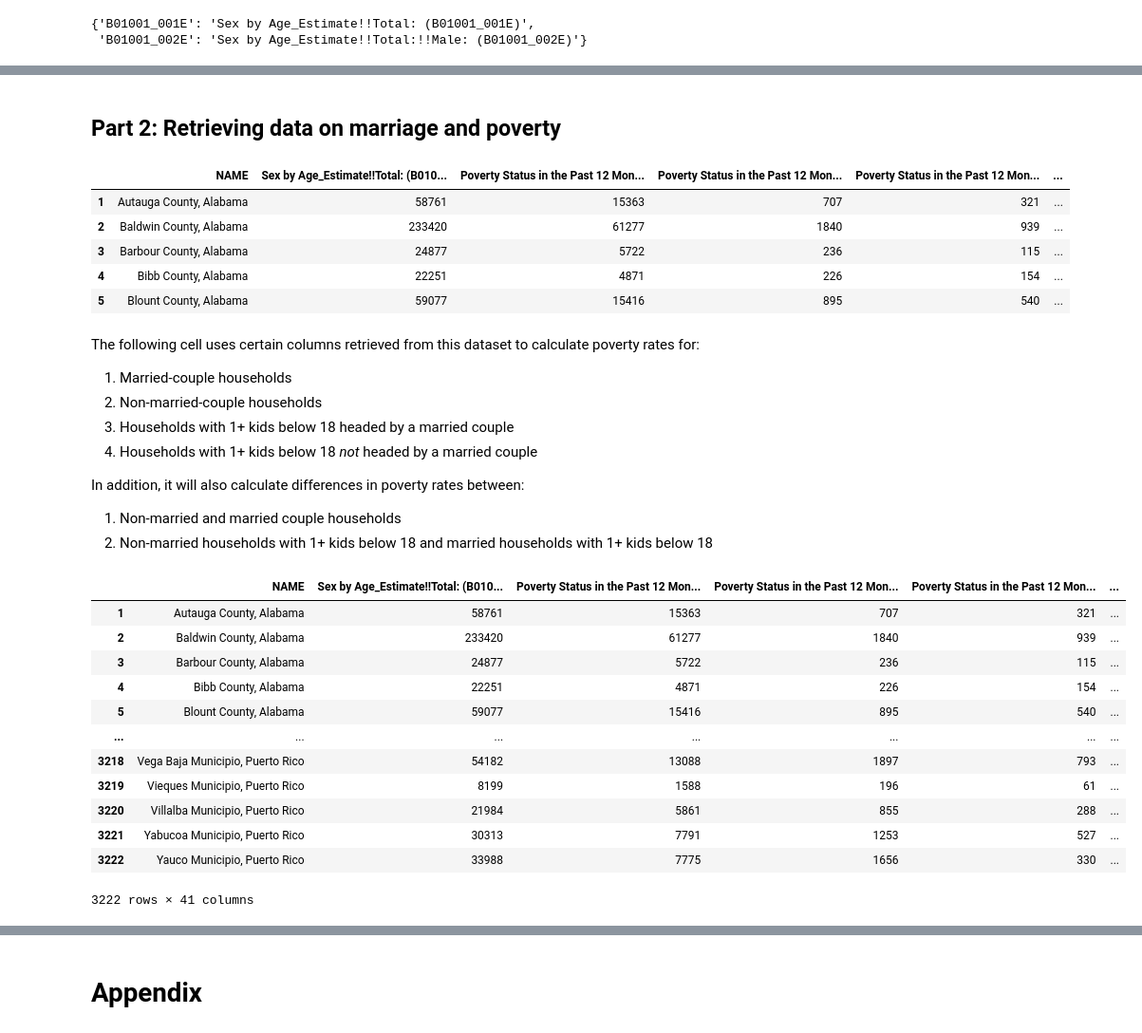
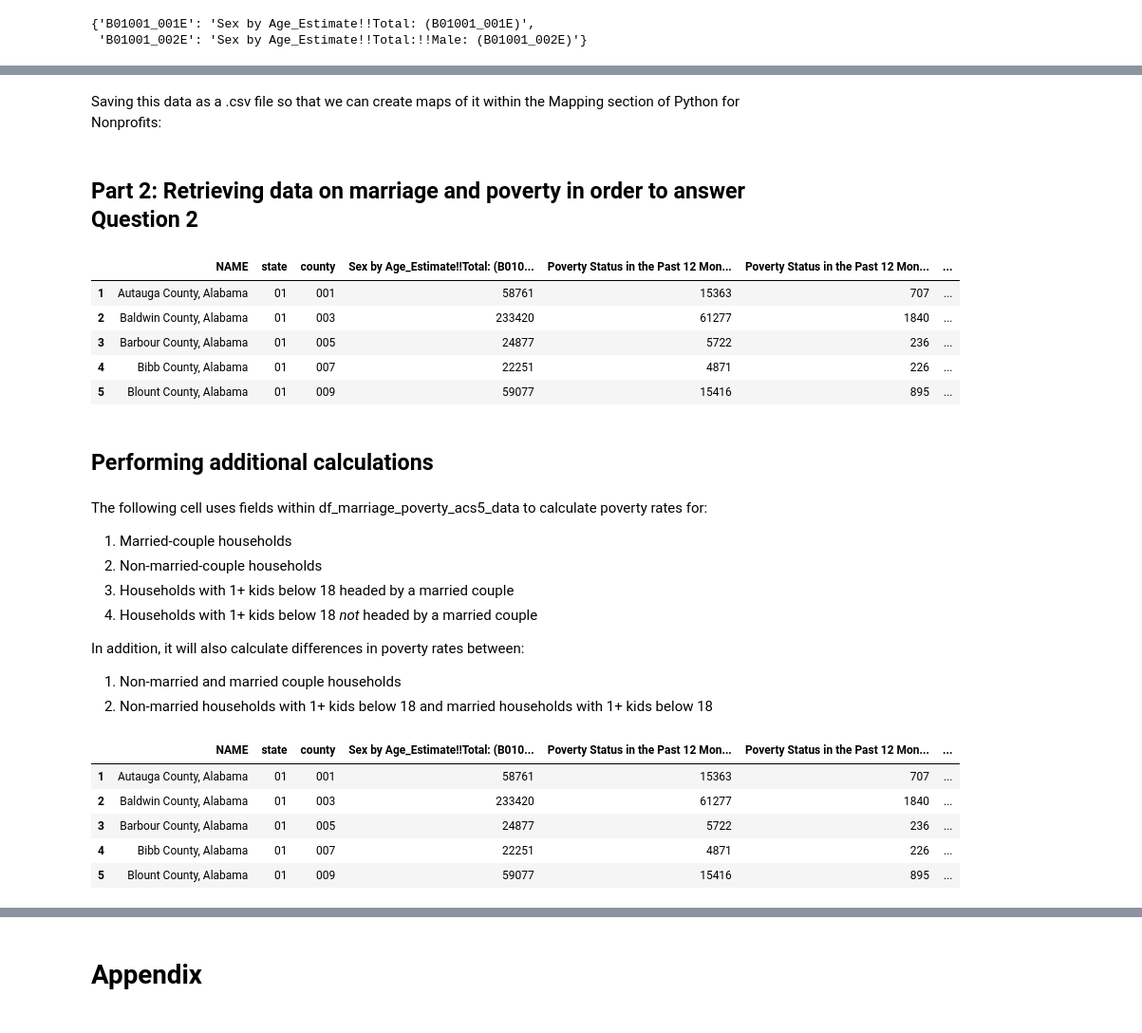
Before and after one commit to kburchfiel/pfn_2, a Jupyter notebook: Census_Data_Imports/census_data_imports.ipynb, the cells around one changed output, grey strips where cells are left out. Shown: that part at 95% size. Cells and saved outputs as stored; diff of their text form; code cells hidden in the pictures.

Commit message:
Made several updates to Census Data Imports and Mapping Census Data scripts

```diff
--- a/Census_Data_Imports/census_data_imports.ipynb
+++ b/Census_Data_Imports/census_data_imports.ipynb
@@ -173,7 +170,8 @@ In order to find variables of interest, I recommend first searching for keywords
 # %% [markdown]
 **[Note: the following variable list is just a placeholder. It will be replaced soon with the actual variables that can be used to answer Question 1.]**
 # %%
-variable_list = ['B01001_001E', 'B01001_002E']
+grad_destinations_variable_list = [
+    'B01001_001E', 'B01001_002E']
 # %% [markdown]
 The demographic columns in the Census API's output are labeled with their variable names (e.g. 'B01001_001E'). These names are concise, but you'll need a copy of the original variable list to interpret them. Therefore, I chose to replace these column names with a combination of the 'Label', 'Concept', and 'Name' entries in the original variable list. These column names are very long, but they do make the output easier to interpret (while also preserving the original names for reference).
 
@@ -333,9 +449,11 @@ df_grad_destinations_acs5_data.head()
+# %% [markdown]
+Saving this data as a .csv file so that we can create maps of it within the Mapping section of Python for Nonprofits:
 # %%
 df_grad_destinations_acs5_data.to_csv(
     f'Datasets/grad_destinations_acs_data_{latest_acs5_year}.csv',
     index = False)
 # %% [markdown]
-## Part 2: Retrieving data on marriage and poverty
+## Part 2: Retrieving data on marriage and poverty in order to answer Question 2
 # %%
 marriage_poverty_variable_list = [
     'B01001_001E', 'B17010_001E', 'B17010_003E', 'B17010_004E',
@@ -354,21 +471,23 @@ marriage_poverty_alias_dict = create_variable_aliases(
 # marriage_poverty_alias_dict
 # %%
 df_marriage_poverty_acs5_data = retrieve_census_data(
-    dataset = 'acs5', year = latest_acs5_year, region = 'county',
+    survey = 'acs5', year = latest_acs5_year, region = 'county',
     variable_list = marriage_poverty_variable_list,
     rename_data_fields = True,
     field_names_dict = marriage_poverty_alias_dict, key = key)
 
 df_marriage_poverty_acs5_data.head()
 # %% [output]
-|  | NAME | Sex by Age_Estimate!!Total: (B010... | Poverty Status in the Past 12 Mon... | Poverty Status in the Past 12 Mon... | Poverty Status in the Past 12 Mon... | ... |
-| 1 | Autauga County, Alabama | 58761 | 15363 | 707 | 321 | ... |
-| 2 | Baldwin County, Alabama | 233420 | 61277 | 1840 | 939 | ... |
-| 3 | Barbour County, Alabama | 24877 | 5722 | 236 | 115 | ... |
-| 4 | Bibb County, Alabama | 22251 | 4871 | 226 | 154 | ... |
-| 5 | Blount County, Alabama | 59077 | 15416 | 895 | 540 | ... |
+|  | NAME | state | county | Sex by Age_Estimate!!Total: (B010... | Poverty Status in the Past 12 Mon... | Poverty Status in the Past 12 Mon... | ... |
+| 1 | Autauga County, Alabama | 01 | 001 | 58761 | 15363 | 707 | ... |
+| 2 | Baldwin County, Alabama | 01 | 003 | 233420 | 61277 | 1840 | ... |
+| 3 | Barbour County, Alabama | 01 | 005 | 24877 | 5722 | 236 | ... |
+| 4 | Bibb County, Alabama | 01 | 007 | 22251 | 4871 | 226 | ... |
+| 5 | Blount County, Alabama | 01 | 009 | 59077 | 15416 | 895 | ... |
+# %% [markdown]
+## Performing additional calculations
 # %% [markdown]
-The following cell uses certain columns retrieved from this dataset to calculate poverty rates for:
+The following cell uses fields within df_marriage_poverty_acs5_data to calculate poverty rates for:
 
 1. Married-couple households
 2. Non-married-couple households
@@ -465,47 +584,65 @@ under 18 years: (B17010_004E)'] /
 (df_marriage_poverty_acs5_data['Poverty Status in the Past 12 Months \
 of Families by Family Type by Presence of Related Children Under \
 18 Years by Age of Related Children_Estimate!!Total:!!Income in the \
 past 12 months at or above poverty level:!!Married-couple \
 family:!!With related children of the householder \
 under 18 years: (B17010_024E)']
 + df_marriage_poverty_acs5_data['Poverty Status in the Past 12 Months \
 of Families by Family Type by Presence of Related Children \
 Under 18 Years by Age of Related Children_Estimate!!Total:!!Income \
 in the past 12 months below poverty level:!!Married-couple \
 family:!!With related children of the householder \
 under 18 years: (B17010_004E)']))
 
 df_marriage_poverty_acs5_data[
 'Non-Married Household With 1+ Kids Poverty Rate'] = (
 df_marriage_poverty_acs5_data[
 'Non-married households with 1+ kids below poverty level'] / (
 df_marriage_poverty_acs5_data['Non-married households with 1+ kids \
 below poverty level'] +
 df_marriage_poverty_acs5_data['Non-married households with 1+ kids \
 at or above poverty level']))
 
+# Creating columns that show the difference in poverty rates between
+# married and non-married households:
+
 df_marriage_poverty_acs5_data['Non-Married/Married Household \
 Poverty Rate Difference'] = (
     df_marriage_poverty_acs5_data['Non-Married Household Poverty Rate']
     - df_marriage_poverty_acs5_data['Married Couple Household Poverty Rate'])
 
-df_marriage_poverty_acs5_data['Non-Married Household With 1+ Kids/Married\
+df_marriage_poverty_acs5_data['Non-Married Household With 1+ Kids/Married \
 Household With 1+ Kids Poverty Rate Difference'] = (
-    df_marriage_poverty_acs5_data['Non-Married Household With 1+ Kids Poverty Rate']
-    - df_marriage_poverty_acs5_data['Married Couple With 1+ Kids Poverty Rate'])
+    df_marriage_poverty_acs5_data[
+    'Non-Married Household With 1+ Kids Poverty Rate']
+    - df_marriage_poverty_acs5_data[
+    'Married Couple With 1+ Kids Poverty Rate'])
 
-df_marriage_poverty_acs5_data
+# Creating similar columns that show the *ratio* between these two rates:
+# (This approach can better adjust for differences in overall poverty rates
+# across counties; however, it will also produce dividing-by-zero errors
+# for counties whose married poverty rates are 0%.)
+
+df_marriage_poverty_acs5_data['Non-Married/Married Household \
+Poverty Rate Ratio'] = (
+    df_marriage_poverty_acs5_data['Non-Married Household Poverty Rate']
+    / df_marriage_poverty_acs5_data['Married Couple Household Poverty Rate'])
+
+df_marriage_poverty_acs5_data['Non-Married Household With 1+ Kids/Married \
+Household With 1+ Kids Poverty Rate Ratio'] = (
+    df_marriage_poverty_acs5_data[
+    'Non-Married Household With 1+ Kids Poverty Rate']
+    / df_marriage_poverty_acs5_data[
+    'Married Couple With 1+ Kids Poverty Rate'])
+
+
+
+
+df_marriage_poverty_acs5_data.head()
 # %% [output]
-|  | NAME | Sex by Age_Estimate!!Total: (B010... | Poverty Status in the Past 12 Mon... | Poverty Status in the Past 12 Mon... | Poverty Status in the Past 12 Mon... | ... |
-| 1 | Autauga County, Alabama | 58761 | 15363 | 707 | 321 | ... |
-| 2 | Baldwin County, Alabama | 233420 | 61277 | 1840 | 939 | ... |
-| 3 | Barbour County, Alabama | 24877 | 5722 | 236 | 115 | ... |
-| 4 | Bibb County, Alabama | 22251 | 4871 | 226 | 154 | ... |
-| 5 | Blount County, Alabama | 59077 | 15416 | 895 | 540 | ... |
-| ... | ... | ... | ... | ... | ... | ... |
-| 3218 | Vega Baja Municipio, Puerto Rico | 54182 | 13088 | 1897 | 793 | ... |
-| 3219 | Vieques Municipio, Puerto Rico | 8199 | 1588 | 196 | 61 | ... |
-| 3220 | Villalba Municipio, Puerto Rico | 21984 | 5861 | 855 | 288 | ... |
-| 3221 | Yabucoa Municipio, Puerto Rico | 30313 | 7791 | 1253 | 527 | ... |
-| 3222 | Yauco Municipio, Puerto Rico | 33988 | 7775 | 1656 | 330 | ... |
+|  | NAME | state | county | Sex by Age_Estimate!!Total: (B010... | Poverty Status in the Past 12 Mon... | Poverty Status in the Past 12 Mon... | ... |
+| 1 | Autauga County, Alabama | 01 | 001 | 58761 | 15363 | 707 | ... |
+| 2 | Baldwin County, Alabama | 01 | 003 | 233420 | 61277 | 1840 | ... |
+| 3 | Barbour County, Alabama | 01 | 005 | 24877 | 5722 | 236 | ... |
+| 4 | Bibb County, Alabama | 01 | 007 | 22251 | 4871 | 226 | ... |
+| 5 | Blount County, Alabama | 01 | 009 | 59077 | 15416 | 895 | ... |
-3222 rows × 41 columns
```
Also changed, not shown: parts of 22 cells of this notebook, 13 other files.
